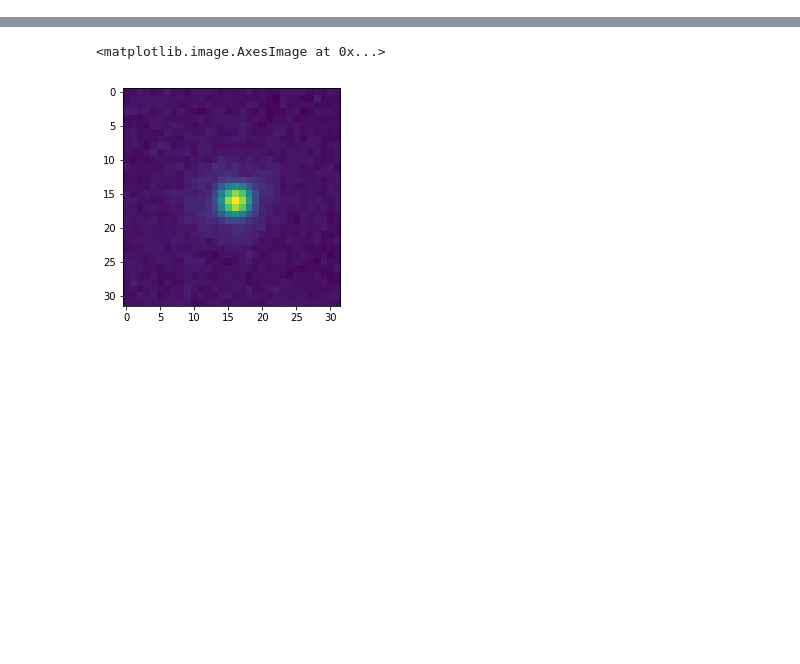
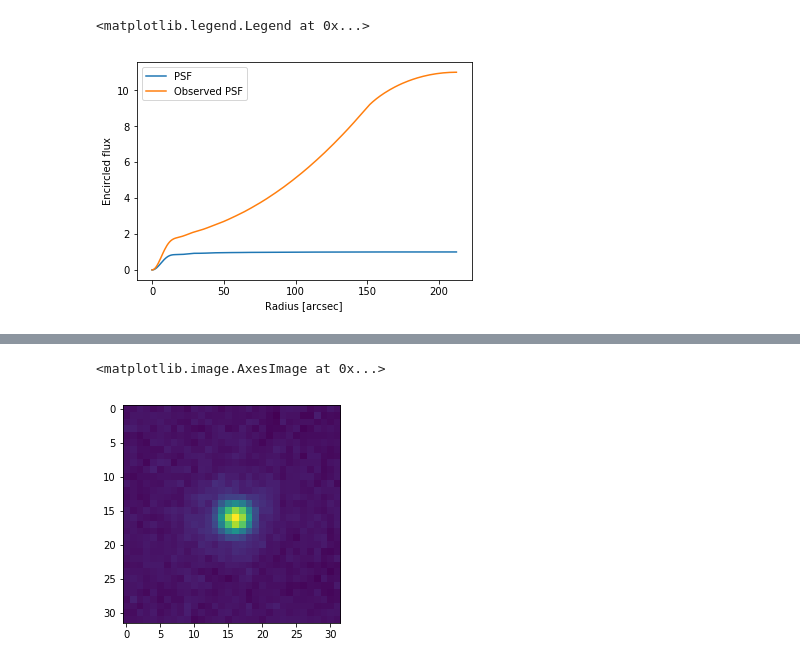
Before and after one commit to H-E-L-P/PSF_normalisation, a Jupyter notebook: notebooks/normalize_psfs.ipynb, the cells around one changed output, grey strips where cells are left out. Drawn from its saved outputs; the diff is of its cells as text; code cells hidden in the pictures; blank space fills up the shorter version.

```diff
--- a/notebooks/normalize_psfs.ipynb
+++ b/notebooks/normalize_psfs.ipynb
@@ -17,0 +86,2 @@ from scipy import interpolate
+# %%
+psfobs = psfblur * 2. + 1e-4
@@ -17,0 +90,18 @@ from scipy import interpolate
+# %%
+radii = np.arange(0, np.max(r), resol)
+growth_psf = np.zeros(radii.shape)
+growth_psfobs = np.zeros(radii.shape)
+nbpix_psfobs = np.zeros(radii.shape)
+for i, radius in enumerate(radii):
+    if ((i % 100) == 0):
+        print(radius, np.max(radii))
+    if i == 0:
+        idj, idi = np.where(r <= radius)
+        growth_psf[i] = np.sum(psf[idj, idi])*resol**2
+        growth_psfobs[i] = np.sum(psfobs[idj, idi])*resol**2
+        nbpix_psfobs[i] =len(idi)
+    else:
+        idj, idi = np.where((r > radii[i-1]) & (r <= radius))
+        growth_psf[i] = growth_psf[i-1]+np.sum(psf[idj, idi])*resol**2
+        growth_psfobs[i] = growth_psfobs[i-1]+np.sum(psfobs[idj, idi])*resol**2
+        nbpix_psfobs[i] = nbpix_psfobs[i-1]+len(idi)
@@ -17,0 +126,9 @@ from scipy import interpolate
+# %%
+plt.plot(radii, growth_psf, label='PSF')
+plt.plot(radii, growth_psfobs, label='Observed PSF')
+plt.xlabel('Radius [arcsec]')
+plt.ylabel('Encircled flux')
+plt.legend()
+# %% [output]
+<matplotlib.legend.Legend at 0x...>
+[figure, added]
```
Also changed, not shown: parts of 45 cells of this notebook.
